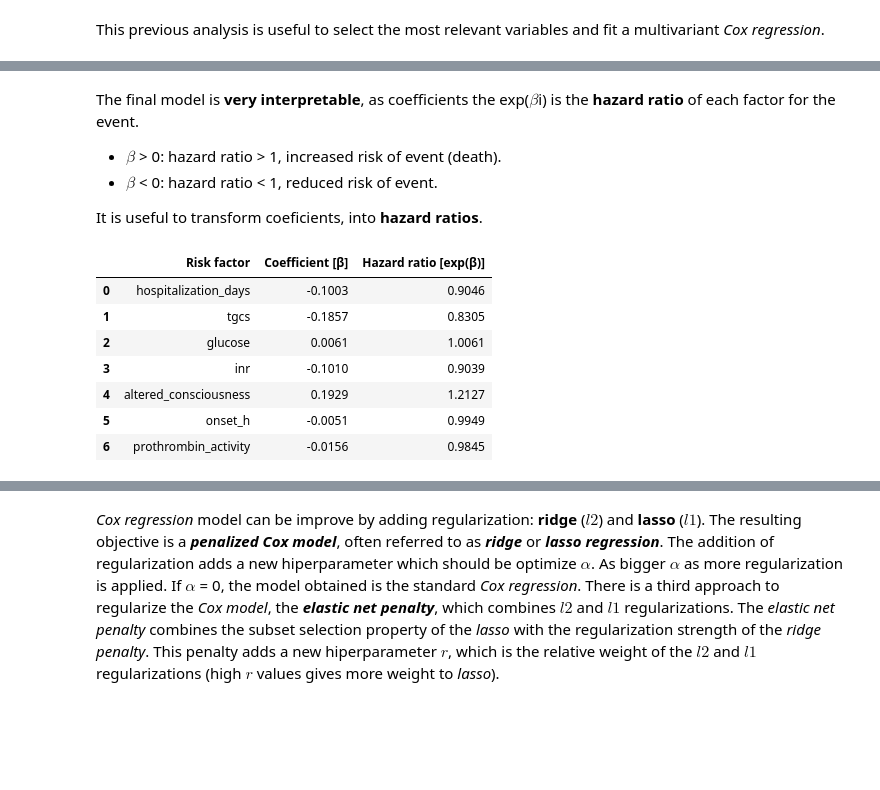
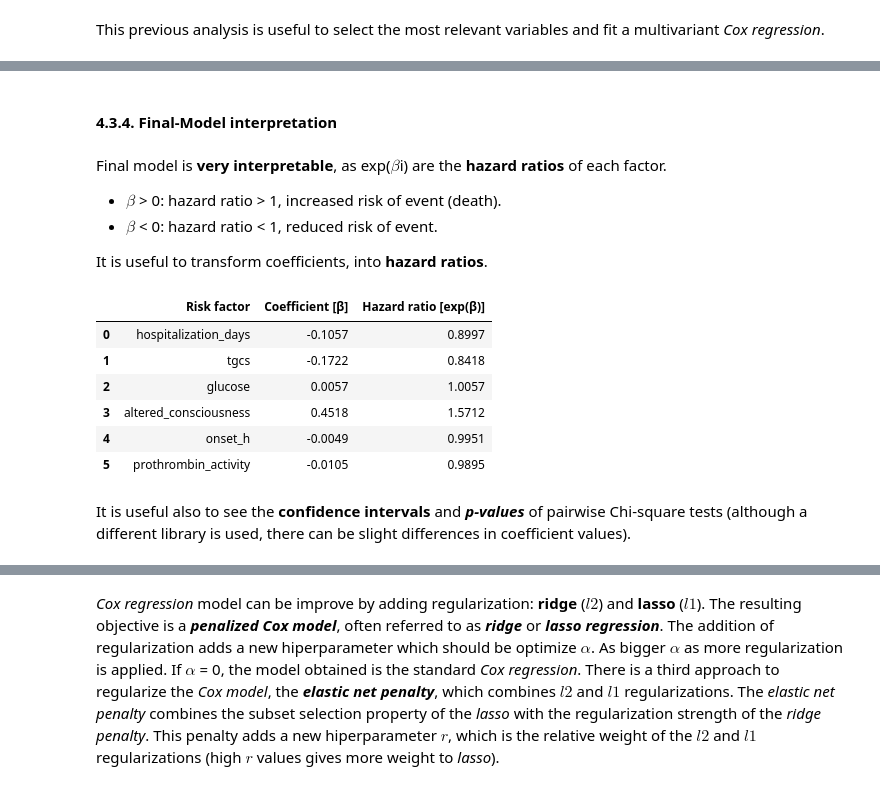
Before and after one commit to Pablomfm/Intracranial_Hemorrhages, a Jupyter notebook: 5.2 Inferential Statistics - Survival Analysis.ipynb, the cells around one changed output, grey strips where cells are left out. Cells and saved outputs as stored; diff of their text form; code cells hidden in the pictures; blank space fills up the shorter version.

```diff
--- a/5.2 Inferential Statistics - Survival Analysis.ipynb
+++ b/5.2 Inferential Statistics - Survival Analysis.ipynb
@@ -409,18 +511,39 @@ def cross_validation (x,y,k):
         scores2.append(score2[0])
 
     return (scores1, scores2)
+
+
+# Define a function to exclude rows with NaN values
+def exclude_nan (df, y, variables):
+    df_vars= df[variables] # select variables
+    idx_nan= df_vars.isna().any(axis=1) # exclude NaN
+    df_vars= df_vars[~idx_nan]
+    y_vars= y[~idx_nan]
+
+    return df_vars, y_vars
 # %%
-cox_vars= df_numeric[cox_variables] # select variables
-idx_nan= cox_vars.isna().any(axis=1) # exclude NaN
-cox_vars= cox_vars[~idx_nan]
-y_vars= y[~idx_nan]
+df_cox_vars, y_cox  = exclude_nan(df_numeric, y, cox_vars) # variables with predictive power in univariate Cox
+df_cox_vars2, y_cox2= exclude_nan(df_numeric, y, cox_vars[1:]) # exclude days of hospitalization
+df_clin_vars, y_clin= exclude_nan(df_numeric, y, clinical_vars) # clinically relevant variables
 
-cox_reg1_hc, cox_reg1_uc= cross_validation (x=cox_vars, y=y_vars, k=10)
-cox_reg2_hc, cox_reg2_uc= cross_validation (x=cox_vars.iloc[:,1:], y=y_vars, k=10) # exclude days of hospitalization
+all_vars= cox_vars[1:] + clinical_vars
+df_all_vars, y_all  = exclude_nan(df_numeric, y, all_vars) # all variables, excluding hospitalization_days
 
-print('Model1 (index-c):    ', round(np.mean(cox_reg1_hc),4), '±', round(np.std(cox_reg1_hc),4))
-print('Model1 (index-c uno):', round(np.mean(cox_reg1_uc),4), '±', round(np.std(cox_reg1_uc),4))
+cox_reg1_hc, cox_reg1_uc= cross_validation (x=df_cox_vars,  y=y_cox,  k=10) # Model 1 - Cox model
+cox_reg2_hc, cox_reg2_uc= cross_validation (x=df_cox_vars2, y=y_cox2, k=10) # Model 2 - Cox2 model
+cox_reg3_hc, cox_reg3_uc= cross_validation (x=df_clin_vars, y=y_clin, k=10) # Model 3 - Clinical model
+cox_reg4_hc, cox_reg4_uc= cross_validation (x=df_all_vars,  y=y_all,  k=10) # Model 4 - Cox-clinical model
 
-print('Model2 (index-c):    ', round(np.mean(cox_reg2_hc),4), '±', round(np.std(cox_reg2_hc),4))
-print('Model2 (index-c uno):', round(np.mean(cox_reg2_uc),4), '±', round(np.std(cox_reg2_uc),4))
+
+print('Model1 (c-index): %0.4f ± %0.4f' % (np.mean(cox_reg1_hc), np.std(cox_reg1_hc) * 1.96))
+print('Model1 (c-uno):   %0.4f ± %0.4f' % (np.mean(cox_reg1_uc), np.std(cox_reg1_uc) * 1.96), '\n')
+
+print('Model2 (c-index): %0.4f ± %0.4f' % (np.mean(cox_reg2_hc), np.std(cox_reg2_hc) * 1.96))
+print('Model2 (c-uno):   %0.4f ± %0.4f' % (np.mean(cox_reg2_uc), np.std(cox_reg2_uc) * 1.96), '\n')
+
+print('Model3 (c-index): %0.4f ± %0.4f' % (np.mean(cox_reg3_hc), np.std(cox_reg3_hc) * 1.96))
+print('Model3 (c-uno):   %0.4f ± %0.4f' % (np.mean(cox_reg3_uc), np.std(cox_reg3_uc) * 1.96), '\n')
+
+print('Model4 (c-index): %0.4f ± %0.4f' % (np.mean(cox_reg4_hc), np.std(cox_reg4_hc) * 1.96))
+print('Model4 (c-uno):   %0.4f ± %0.4f' % (np.mean(cox_reg4_uc), np.std(cox_reg4_uc) * 1.96), '\n')
 # %% [output]
@@ -431,23 +631,26 @@ Model2 (index-c uno): 0.7668 ± 0.1158
+# %% [markdown]
+#### 4.3.4. Final-Model interpretation
 # %% [markdown]
-The final model is **very interpretable**, as coefficients the exp($\beta$i) is the **hazard ratio** of each factor for the event.
+Final model is **very interpretable**, as exp($\beta$i) are the **hazard ratios** of each factor.
 
    - $\beta$ > 0: hazard ratio > 1, increased risk of event (death).
    - $\beta$ < 0: hazard ratio < 1, reduced risk of event.
 
-It is useful to transform coeficients, into **hazard ratios**.
+It is useful to transform coefficients, into **hazard ratios**.
 # %%
 cox_reg= CoxPHSurvivalAnalysis()
-cox_reg.fit(cox_vars, y_vars) # final model trained with all data
+cox_reg.fit(df_cox_vars, y_cox) # final model trained with cox_vars
 
-pd.DataFrame(data={'Risk factor':cox_variables,
+pd.DataFrame(data={'Risk factor':cox_vars,
                    'Coefficient [\u03B2]': np.round(cox_reg.coef_,4),
                    'Hazard ratio [exp(\u03B2)]': np.round(np.exp(cox_reg.coef_),4)})
 # %% [output]
 |  | Risk factor | Coefficient [β] | Hazard ratio [exp(β)] |
-| 0 | hospitalization_days | -0.1003 | 0.9046 |
-| 1 | tgcs | -0.1857 | 0.8305 |
-| 2 | glucose | 0.0061 | 1.0061 |
-| 3 | inr | -0.1010 | 0.9039 |
-| 4 | altered_consciousness | 0.1929 | 1.2127 |
-| 5 | onset_h | -0.0051 | 0.9949 |
-| 6 | prothrombin_activity | -0.0156 | 0.9845 |
+| 0 | hospitalization_days | -0.1057 | 0.8997 |
+| 1 | tgcs | -0.1722 | 0.8418 |
+| 2 | glucose | 0.0057 | 1.0057 |
+| 3 | altered_consciousness | 0.4518 | 1.5712 |
+| 4 | onset_h | -0.0049 | 0.9951 |
+| 5 | prothrombin_activity | -0.0105 | 0.9895 |
+# %% [markdown]
+It is useful also to see the **confidence intervals** and ***p-values*** of pairwise Chi-square tests (although a different library is used, there can be slight differences in coefficient values).
```
Also changed, not shown: parts of 72 cells of this notebook.
